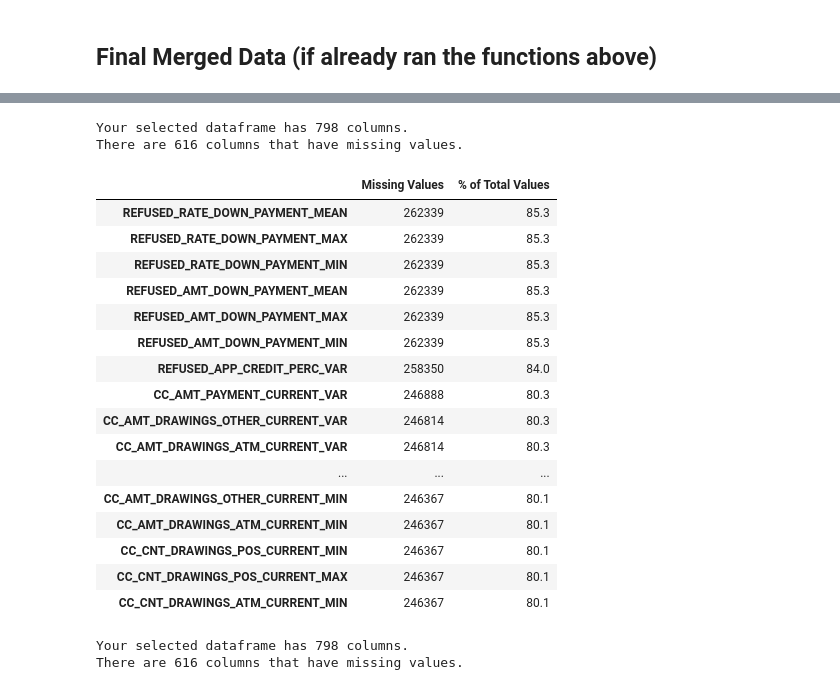
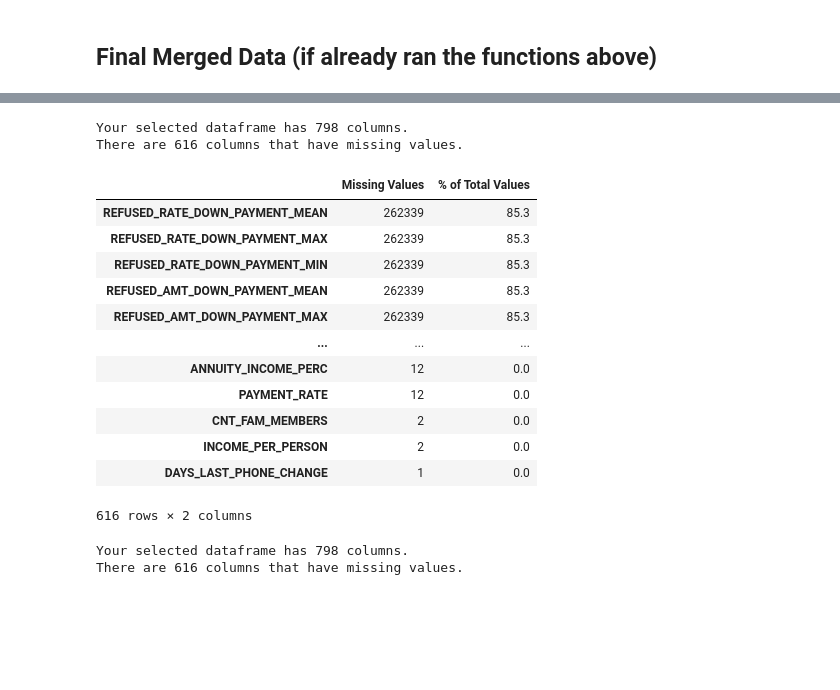
Before and after one commit to lauraamy/projet7_pretdepenser, a Jupyter notebook: projet7_kaggle_file.ipynb, the cells around one changed output, grey strips where cells are left out. Drawn from its saved outputs; the diff is of its cells as text; code cells hidden in the pictures; blank space fills up the shorter version.

```diff
--- a/projet7_kaggle_file.ipynb
+++ b/projet7_kaggle_file.ipynb
@@ -510,27 +520,23 @@ merged_train_df = joint_five[joint_five["TARGET"].notnull()]
 # save the merged csv for other notebooks
 merged_train_df.to_csv('../my_csv_files/MY_merged_train.csv')
 # %%
-missing_values_table(merged_train_df).head(25)
+missing_values_table(merged_train_df)
 # %% [output]
 Your selected dataframe has 798 columns.
 There are 616 columns that have missing values.
 |  | Missing Values | % of Total Values |
 | REFUSED_RATE_DOWN_PAYMENT_MEAN | 262339 | 85.3 |
 | REFUSED_RATE_DOWN_PAYMENT_MAX | 262339 | 85.3 |
 | REFUSED_RATE_DOWN_PAYMENT_MIN | 262339 | 85.3 |
 | REFUSED_AMT_DOWN_PAYMENT_MEAN | 262339 | 85.3 |
 | REFUSED_AMT_DOWN_PAYMENT_MAX | 262339 | 85.3 |
-| REFUSED_AMT_DOWN_PAYMENT_MIN | 262339 | 85.3 |
-| REFUSED_APP_CREDIT_PERC_VAR | 258350 | 84.0 |
-| CC_AMT_PAYMENT_CURRENT_VAR | 246888 | 80.3 |
-| CC_AMT_DRAWINGS_OTHER_CURRENT_VAR | 246814 | 80.3 |
-| CC_AMT_DRAWINGS_ATM_CURRENT_VAR | 246814 | 80.3 |
 | ... | ... | ... |
-| CC_AMT_DRAWINGS_OTHER_CURRENT_MIN | 246367 | 80.1 |
-| CC_AMT_DRAWINGS_ATM_CURRENT_MIN | 246367 | 80.1 |
-| CC_CNT_DRAWINGS_POS_CURRENT_MIN | 246367 | 80.1 |
-| CC_CNT_DRAWINGS_POS_CURRENT_MAX | 246367 | 80.1 |
-| CC_CNT_DRAWINGS_ATM_CURRENT_MIN | 246367 | 80.1 |
+| ANNUITY_INCOME_PERC | 12 | 0.0 |
+| PAYMENT_RATE | 12 | 0.0 |
+| CNT_FAM_MEMBERS | 2 | 0.0 |
+| INCOME_PER_PERSON | 2 | 0.0 |
+| DAYS_LAST_PHONE_CHANGE | 1 | 0.0 |
+616 rows × 2 columns
 # %%
 missing_values_table(merged_train_df).to_csv('../my_csv_files/MY_merged_train_df_missing.csv')
 # %% [output]
```
Also changed, not shown: parts of 2 cells of this notebook, 10 other files.
